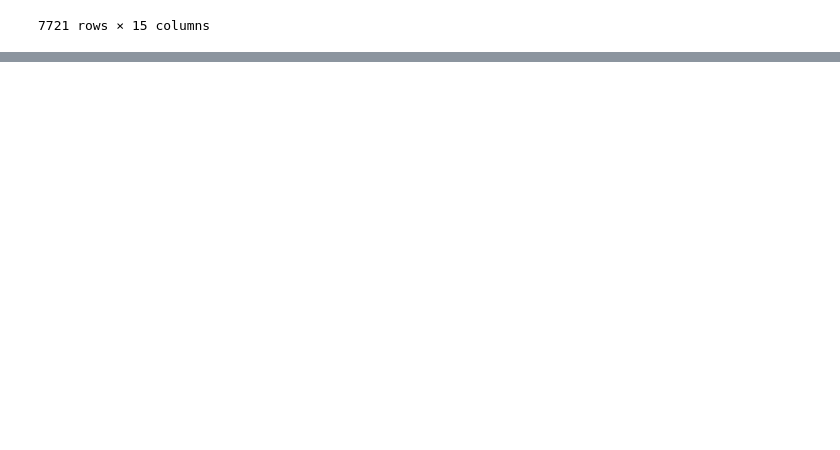
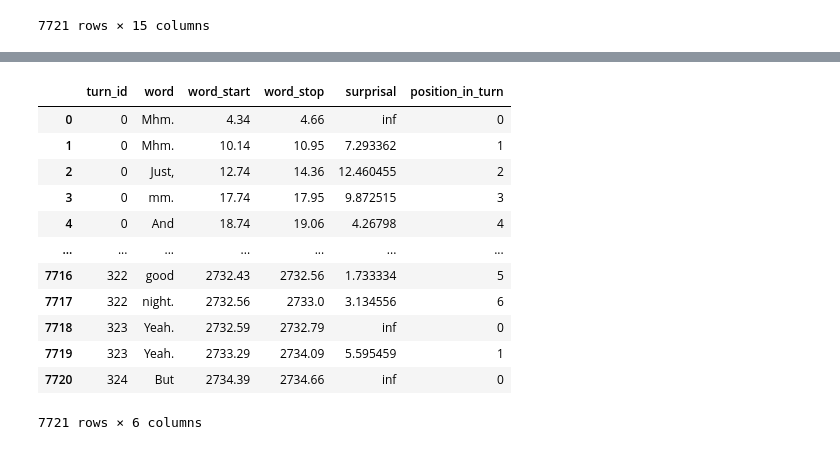
Before and after one commit to kinanmartin/context_and_reduction, a Jupyter notebook: notebooks/linking_candor_transcripts.ipynb, the cells around one changed output, grey strips where cells are left out. Drawn from its saved outputs; the diff is of its cells as text; code cells hidden in the pictures; blank space fills up the shorter version.

Commit message:
candor preprocessing work

```diff
--- a/notebooks/linking_candor_transcripts.ipynb
+++ b/notebooks/linking_candor_transcripts.ipynb
@@ -228,0 +296,3 @@ sys.getsizeof(cliffhanger_exploded)*1600
+# %%
+model = load_pretrained_model('gpt2')
+tokenizer = load_pretrained_tokenizer('gpt2', add_prefix_space=True)
@@ -228,0 +361,17 @@ sys.getsizeof(cliffhanger_exploded)*1600
+# %%
+out_df = candor_durations_and_surprisals(cliffhanger_df, output_df, model, tokenizer)
+out_df
+# %% [output]
+|  | turn_id | word | word_start | word_stop | surprisal | position_in_turn |
+| 0 | 0 | Mhm. | 4.34 | 4.66 | inf | 0 |
+| 1 | 0 | Mhm. | 10.14 | 10.95 | 7.293362 | 1 |
+| 2 | 0 | Just, | 12.74 | 14.36 | 12.460455 | 2 |
+| 3 | 0 | mm. | 17.74 | 17.95 | 9.872515 | 3 |
+| 4 | 0 | And | 18.74 | 19.06 | 4.26798 | 4 |
+| ... | ... | ... | ... | ... | ... | ... |
+| 7716 | 322 | good | 2732.43 | 2732.56 | 1.733334 | 5 |
+| 7717 | 322 | night. | 2732.56 | 2733.0 | 3.134556 | 6 |
+| 7718 | 323 | Yeah. | 2732.59 | 2732.79 | inf | 0 |
+| 7719 | 323 | Yeah. | 2733.29 | 2734.09 | 5.595459 | 1 |
+| 7720 | 324 | But | 2734.39 | 2734.66 | inf | 0 |
+7721 rows × 6 columns
```
Also changed, not shown: parts of 9 cells of this notebook, 1 other file.
